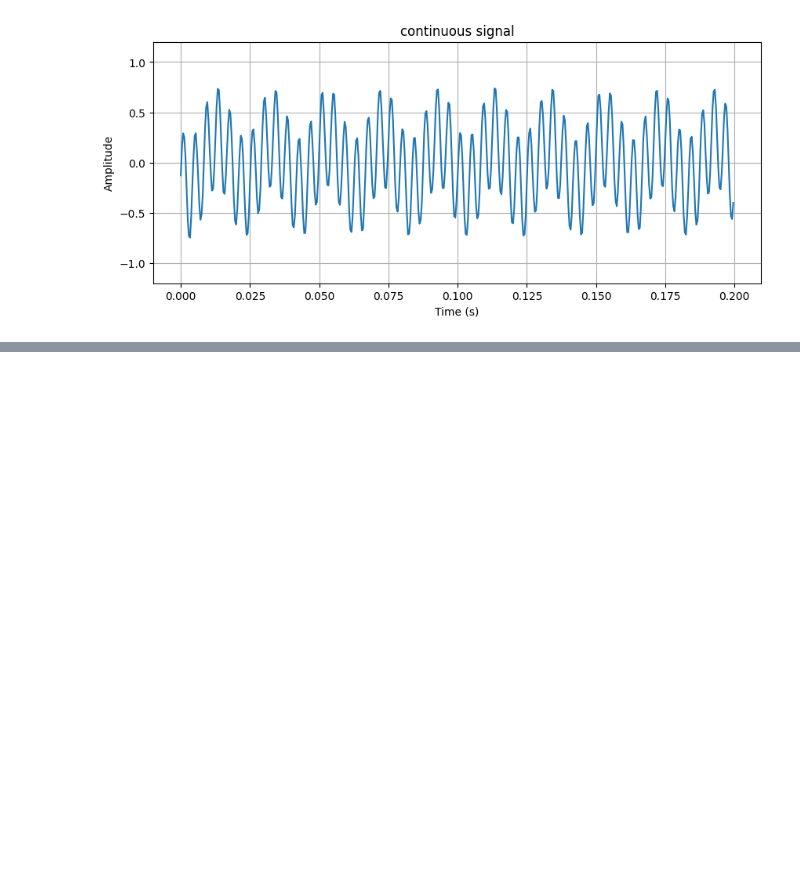
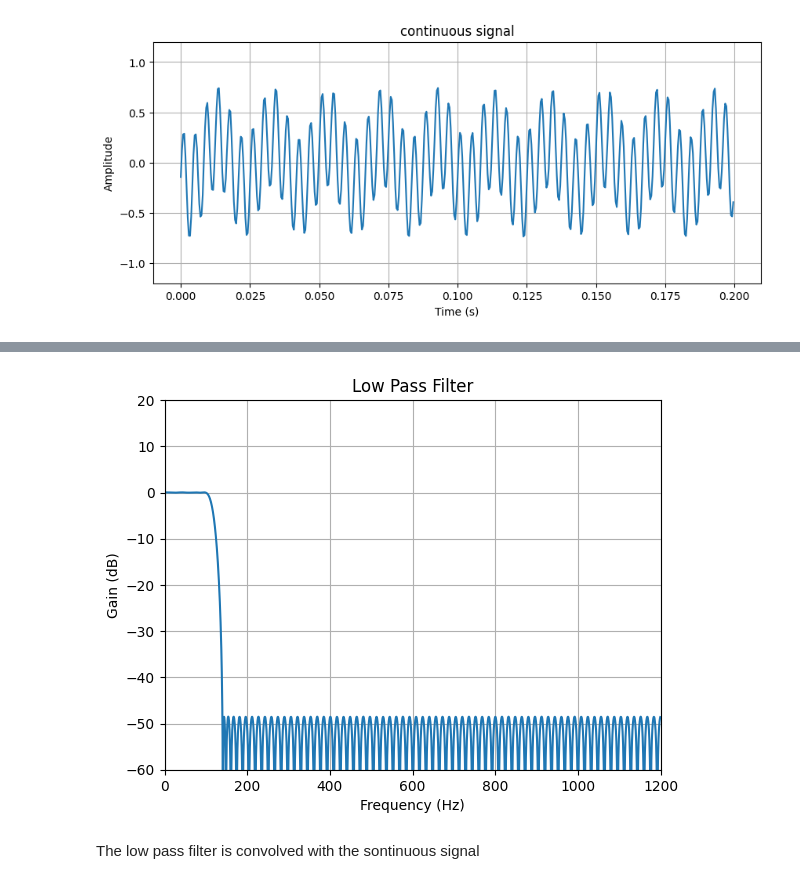
Before and after one commit to himanshudutta11/RFSoC_notebooks, a Jupyter notebook: notebook_B/adc_dac.ipynb, the cells around one changed output, grey strips where cells are left out. Cells and saved outputs as stored; diff of their text form; code cells hidden in the pictures; blank space fills up the shorter version.

```diff
--- a/notebook_B/adc_dac.ipynb
+++ b/notebook_B/adc_dac.ipynb
@@ -39,0 +92,14 @@ hf.plot_timeseries("continuous signal",
+# %%
+# A simple function to generate a lowpass filter
+def generate_lowpass(fs, cutoff, stop, numtaps):
+    taps = signal.remez(numtaps, [0, cutoff, stop, 0.5*fs], [1, 0], fs=fs)
+    w, h = signal.freqz(taps, [1], worN=2000)
+    return w, h, taps
+# %%
+numtaps = 151
+w, h, coeffs = generate_lowpass(fs_cont, fs/2, 1.4*(fs/2), numtaps)
+hf.plot_response(fs_cont, w, h, title="Low Pass Filter")
+# %% [output]
+[figure, added]
+# %% [markdown]
+The low pass filter is convolved with the sontinuous signal
```
Also changed, not shown: parts of 9 cells of this notebook, 1 other file.
